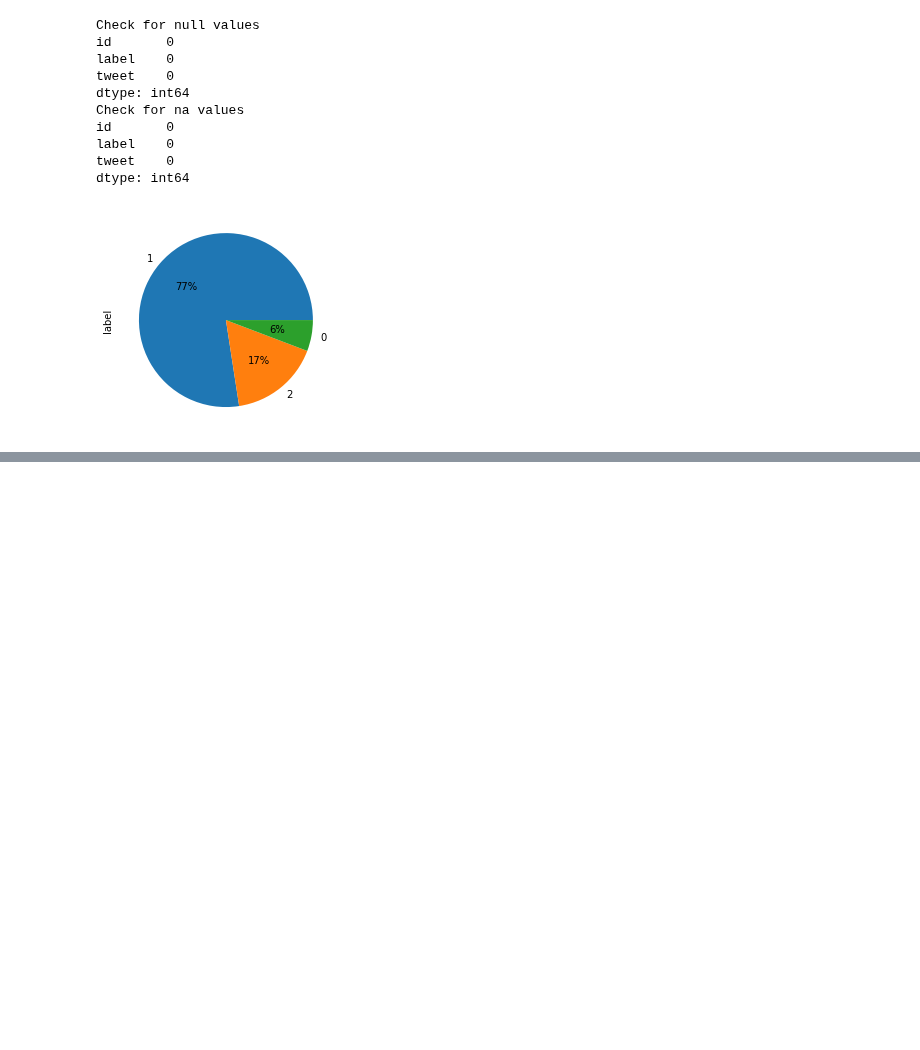
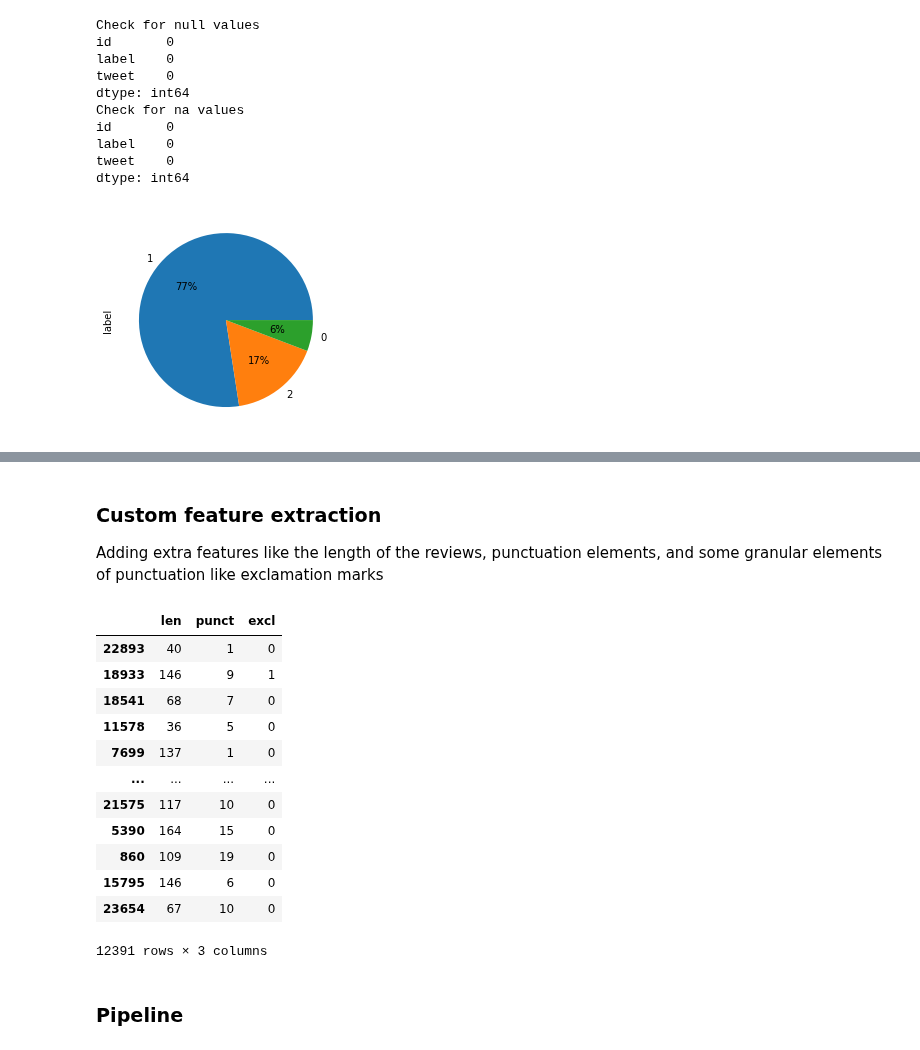
Before and after one commit to gregorio-saporito/hate-speech-detection, a Jupyter notebook: main.ipynb, the cells around one changed output, grey strips where cells are left out. Cells and saved outputs as stored; diff of their text form; code cells hidden in the pictures; blank space fills up the shorter version.

```diff
--- a/main.ipynb
+++ b/main.ipynb
@@ -70,0 +92,5 @@ plt.show()
+# %%
+dflearn = pd.DataFrame()
+dflearn['target'] = raw['label']
+dflearn['text'] = raw['tweet']
+dflearn.head()
@@ -70,0 +104,5 @@ plt.show()
+# %%
+# split the sample in train + test
+X = dflearn[['text']]
+y = dflearn['target']
+X_train, X_test, y_train, y_test = train_test_split(X, y, test_size=0.5, random_state=42)
@@ -70,0 +145,42 @@ plt.show()
+# %% [markdown]
+### Custom feature extraction
+Adding extra features like the length of the reviews, punctuation elements, and some granular elements of punctuation like exclamation marks
+# %%
+class CustomFeatures( BaseEstimator, TransformerMixin ):
+
+    # Class Constructor
+    def __init__( self ):
+        return
+
+    # Return self nothing else to do here
+    def fit( self, X, y = None ):
+        return self
+
+    # Method that describes what we need this transformer to do i.e.
+    # returning length and punctuations in the 'text' column in data frame
+    def transform( self, X, y = None ):
+        f           = pd.DataFrame()
+        f['len']    = X['text'].str.len()
+        f['punct']  = X['text'].str.findall(r'[^a-zA-Z\d\s:]').str.len()
+        f['excl']  = X['text'].str.findall(r'!').str.len()
+        return f[['len','punct','excl']]
+# %%
+# testing the method transform of the custom features
+obj = CustomFeatures()
+obj.transform(X_train)
+# %% [output]
+|  | len | punct | excl |
+| 22893 | 40 | 1 | 0 |
+| 18933 | 146 | 9 | 1 |
+| 18541 | 68 | 7 | 0 |
+| 11578 | 36 | 5 | 0 |
+| 7699 | 137 | 1 | 0 |
+| ... | ... | ... | ... |
+| 21575 | 117 | 10 | 0 |
+| 5390 | 164 | 15 | 0 |
+| 860 | 109 | 19 | 0 |
+| 15795 | 146 | 6 | 0 |
+| 23654 | 67 | 10 | 0 |
+12391 rows × 3 columns
+# %% [markdown]
+### Pipeline
```
Also changed, not shown: parts of 13 cells of this notebook.
